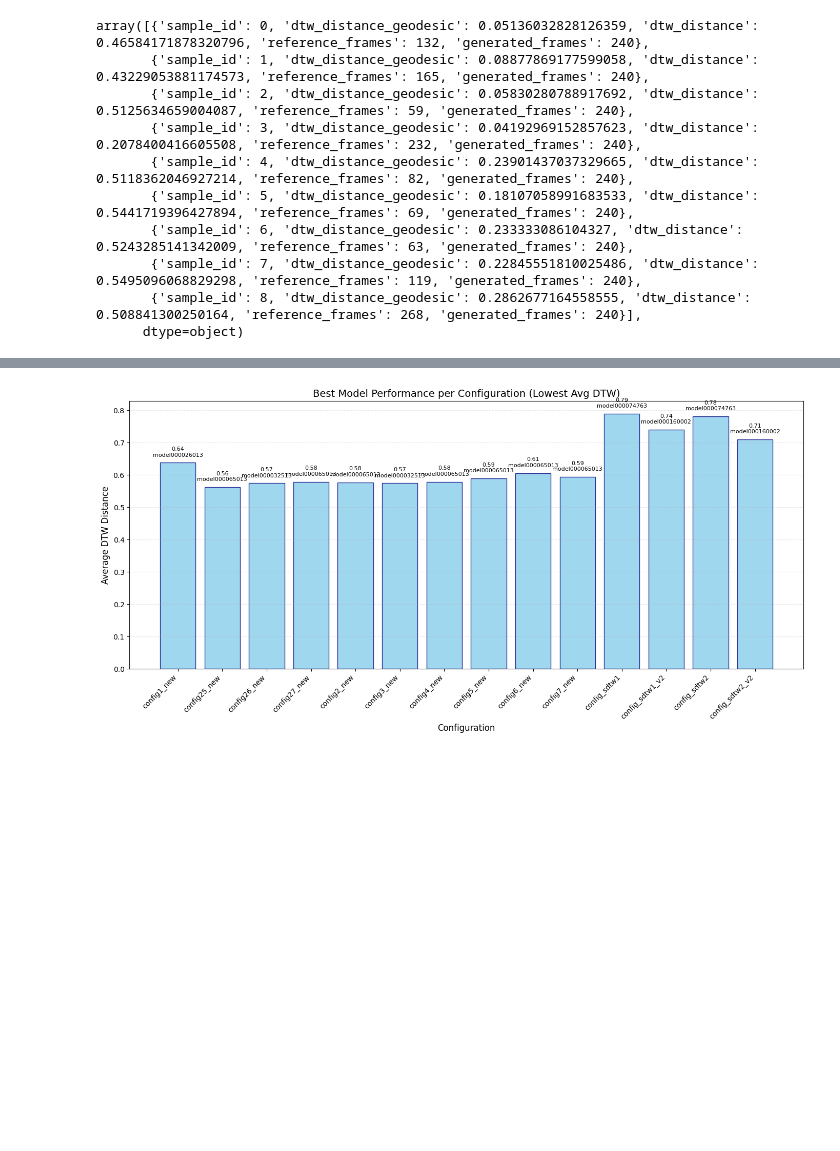
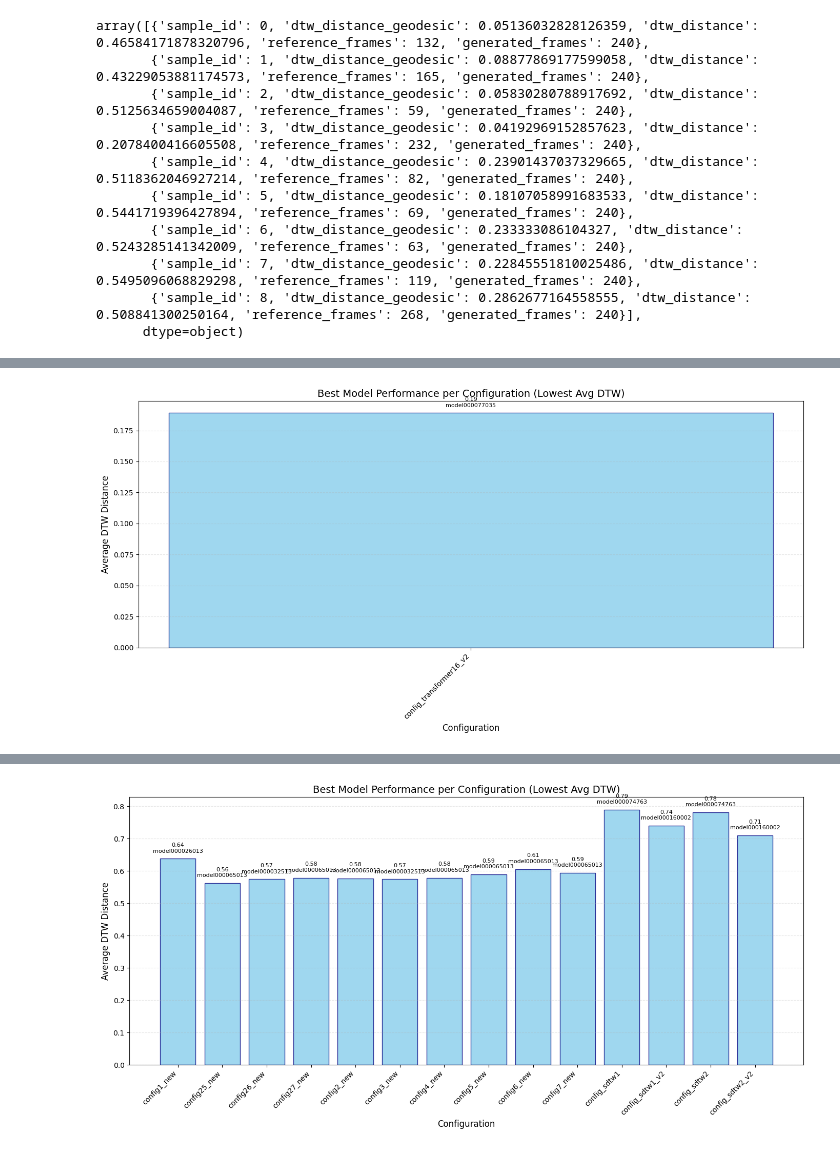
Before and after one commit to Rui1818/3d_motion_generation_cp, a Jupyter notebook: stats.ipynb, the cells around one changed output, grey strips where cells are left out. Saved outputs shown, nothing was run; the diff lists cells and outputs as text; code cells hidden in the pictures; blank space fills up the shorter version.

```diff
--- a/stats.ipynb
+++ b/stats.ipynb
@@ -623,0 +625,3 @@ Warning: Failed to load or process results/presentation\config_window8_v2\model0
+# %%
+plot_best_models("results/transformer30_sdtw_v2", key="dtw_distance_geodesic")
+# %% [output]
@@ -623,0 +634 @@ Warning: Failed to load or process results/presentation\config_window8_v2\model0
+[figure, added]
```
Also changed, not shown: parts of 4 cells of this notebook, 2 other files.
